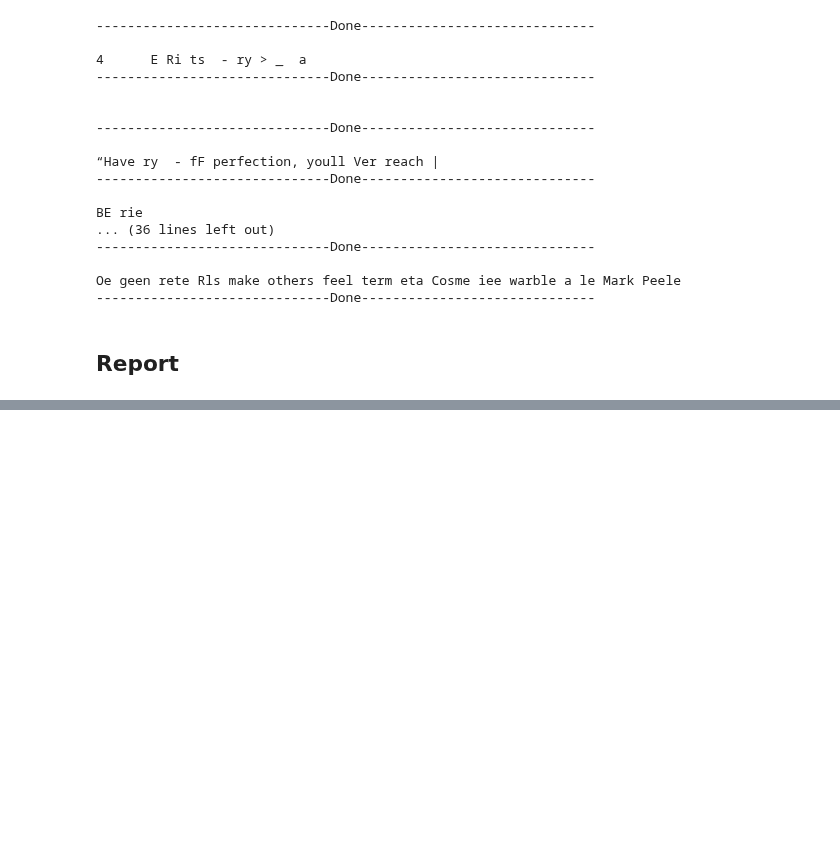
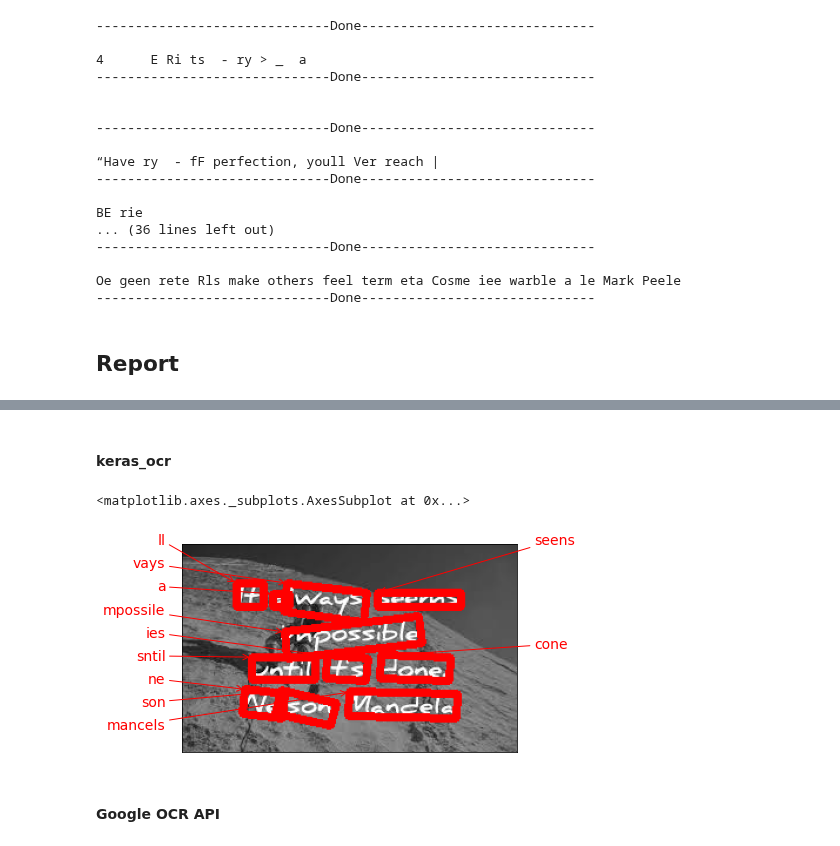
Before and after one commit to JaeHeee/AIFFEL_Project, a Jupyter notebook: EXPLORATION/EXPLORATION 17. 문자를 읽을 수 있는 딥러닝.ipynb, the cells around one changed output, grey strips where cells are left out. Drawn from its saved outputs; the diff is of its cells as text; code cells hidden in the pictures; blank space fills up the shorter version.

```diff
--- a/EXPLORATION/EXPLORATION 17. 문자를 읽을 수 있는 딥러닝.ipynb
+++ b/EXPLORATION/EXPLORATION 17. 문자를 읽을 수 있는 딥러닝.ipynb
@@ -90,0 +85,3 @@ PermissionDenied: 403 This API method requires billing to be enabled. Please ena
+# %%
+for im in images:
+    detect_text(im)
@@ -190,0 +230,10 @@ Oe geen rete Rls make others feel term eta Cosme iee warble a le Mark Peele
+# %% [markdown]
+#### keras_ocr
+# %%
+keras_ocr.tools.drawAnnotations(image=images_keras_ocr[7],
+                                    predictions=prediction_groups[7][0])
+# %% [output]
+<matplotlib.axes._subplots.AxesSubplot at 0x...>
+[figure, added]
+# %% [markdown]
+#### Google OCR API
```
Also changed, not shown: parts of 8 cells of this notebook.
